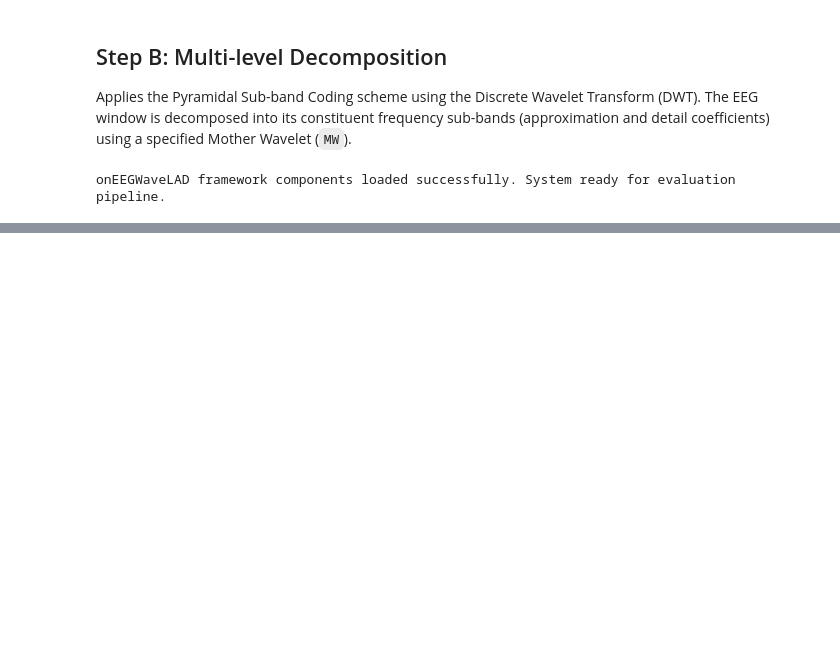
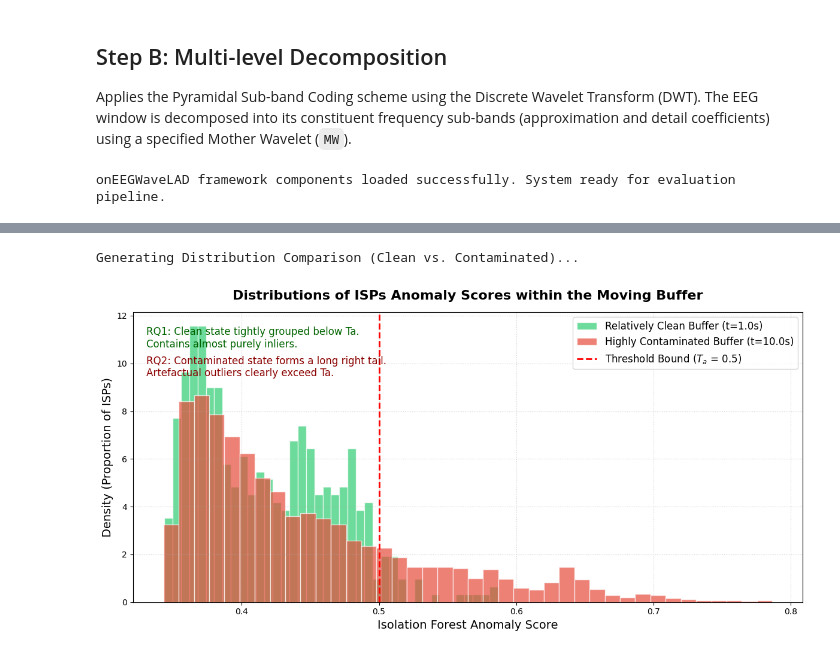
Before and after one commit to Areca293/Evaluating-the-Isolation-Forest-unsupervised-anomaly-detector-of-onEEGWaveLAD, a Jupyter notebook: onEEGwaveLAD_Framework.ipynb, the cells around one changed output, grey strips where cells are left out. Saved outputs shown, nothing was run; the diff lists cells and outputs as text; code cells hidden in the pictures; blank space fills up the shorter version.

```diff
--- a/onEEGwaveLAD_Framework.ipynb
+++ b/onEEGwaveLAD_Framework.ipynb
@@ -559,0 +709,62 @@ Required moving buffer evolution time reached. Terminating execution block.
+# %%
+# =================================================================
+# Visualization 5: Clean vs. Contaminated Buffer Distributions
+# =================================================================
+if len(moving_buffer_snapshots) > 0 and target_debug_info is not None:
+    print("\nGenerating Distribution Comparison (Clean vs. Contaminated)...")
+
+    # Retrieve the corresponding Isolation Forest model
+    model = denoiser.models[debug_ch_idx]
+
+    # 1. Iterate over all captured buffer snapshots and calculate the anomaly scores for all ISPs within each buffer
+    snapshot_scores = []
+    for buf in moving_buffer_snapshots:
+        scores = model.predict(buf)
+        snapshot_scores.append(scores)
+
+    # 2. Automatically identify the indices of the buffers representing the two extreme states
+    # Cleanest state: The moment when the maximum anomaly score within the buffer is at its minimum
+    cleanest_idx = np.argmin([np.max(scores) for scores in snapshot_scores])
+    # Most contaminated state: The moment when the maximum anomaly score within the buffer reaches its peak
+    contaminated_idx = np.argmax([np.max(scores) for scores in snapshot_scores])
+
+    clean_scores = snapshot_scores[cleanest_idx]
+    contam_scores = snapshot_scores[contaminated_idx]
+    t_clean = moving_buffer_times[cleanest_idx]
+    t_contam = moving_buffer_times[contaminated_idx]
+
+    # 3. Plot overlapping histograms to compare the distributions
+    fig_dist, ax_dist = plt.subplots(figsize=(12, 6))
+
+    # Plot the distribution of the clean state (green)
+    ax_dist.hist(clean_scores, bins=40, color='#2ecc71', alpha=0.7,
+                 label=f'Relatively Clean Buffer (t={t_clean:.1f}s)', density=True, edgecolor='white')
+
+    # Plot the distribution of the contaminated state (red)
+    ax_dist.hist(contam_scores, bins=40, color='#e74c3c', alpha=0.7,
+                 label=f'Highly Contaminated Buffer (t={t_contam:.1f}s)', density=True, edgecolor='white')
+
+    # Plot the anomaly decision threshold Ta
+    ax_dist.axvline(x=denoiser.Ta, color='red', linestyle='--', linewidth=2, label=f'Threshold Bound ($T_a$ = {denoiser.Ta})')
+
+    # Configure the title and axis labels
+    ax_dist.set_title("Distributions of ISPs Anomaly Scores within the Moving Buffer", fontsize=16, fontweight='bold', pad=15)
+    ax_dist.set_xlabel("Isolation Forest Anomaly Score", fontsize=14)
+    ax_dist.set_ylabel("Density (Proportion of ISPs)", fontsize=14)
+
+    # Embed academic conclusion annotations directly into the plot
+    ax_dist.text(0.02, 0.95, f"RQ1: Clean state tightly grouped below Ta.\nContains almost purely inliers.",
+                 transform=ax_dist.transAxes, fontsize=12, color='darkgreen', verticalalignment='top')
+    ax_dist.text(0.02, 0.85, f"RQ2: Contaminated state forms a long right tail.\nArtefactual outliers clearly exceed Ta.",
+                 transform=ax_dist.transAxes, fontsize=12, color='darkred', verticalalignment='top')
+
+    ax_dist.legend(loc='upper right', fontsize=12)
+    ax_dist.grid(True, linestyle=':', alpha=0.6)
+
+    plt.tight_layout()
+    plt.show()
+else:
+    print("Not enough data to generate the distribution comparison. Ensure the simulation ran long enough.")
+# %% [output]
+Generating Distribution Comparison (Clean vs. Contaminated)...
+[figure, added]
```
Also changed, not shown: parts of 6 cells of this notebook.
